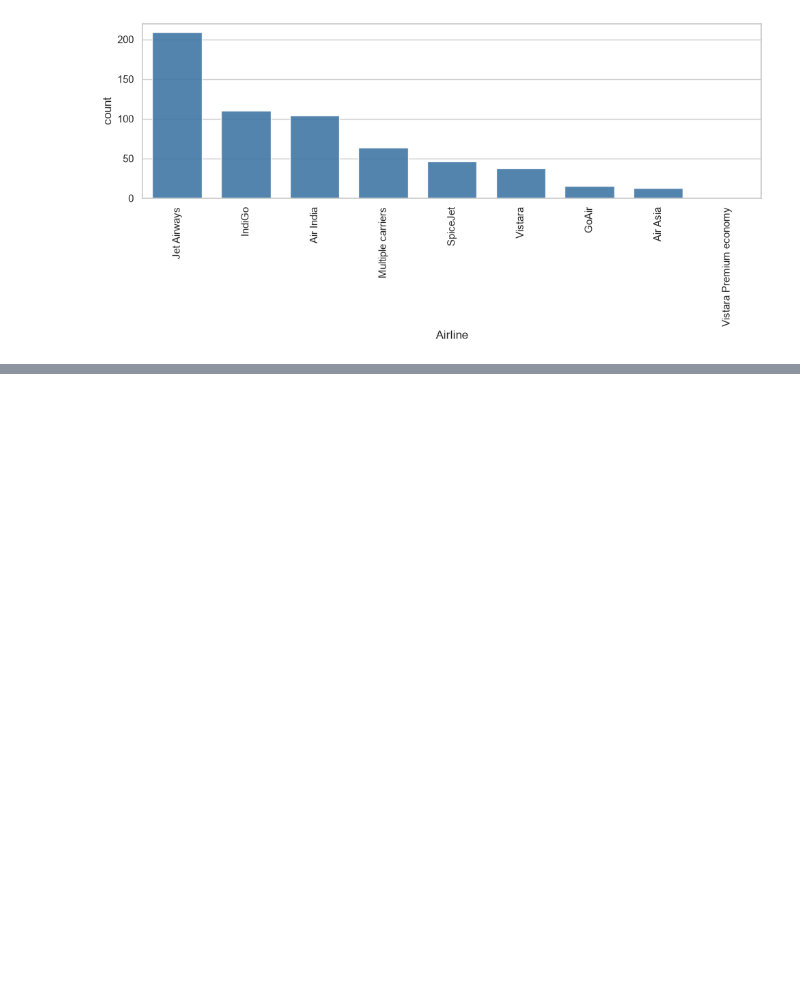
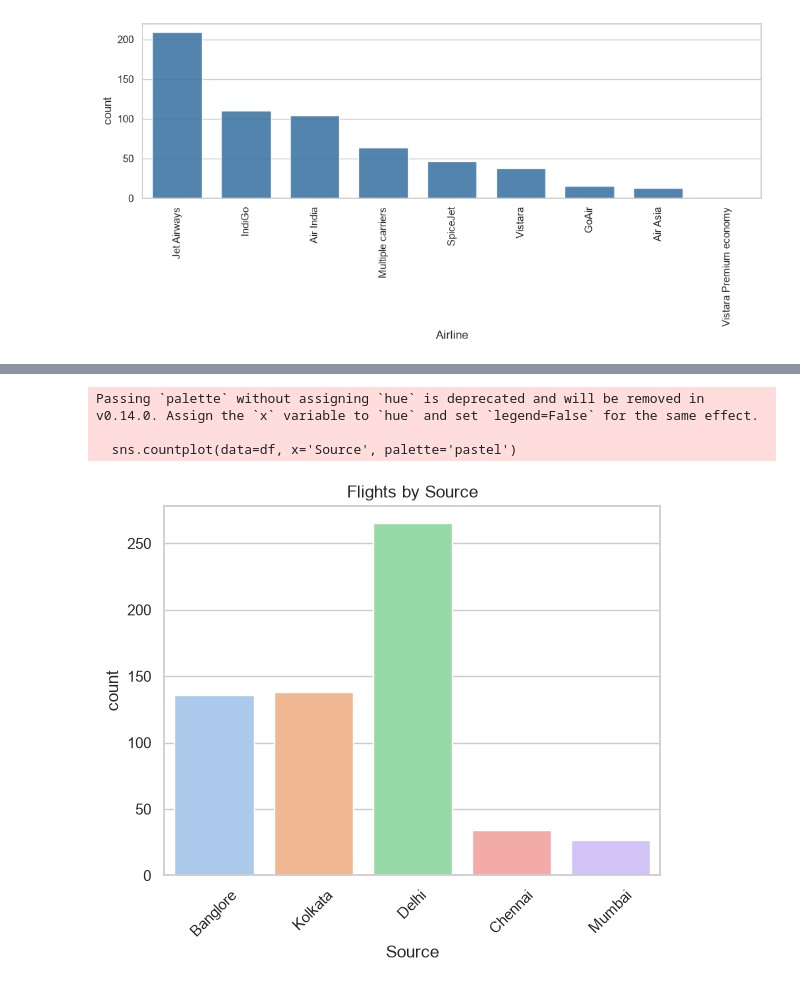
Before and after one commit to vaishnavidhanavade/03-Data-Manupulation-Pandas, a Jupyter notebook: 01.Pandas-Level-01.ipynb/4_Plotting-Enhancment.ipynb, the cells around one changed output, grey strips where cells are left out. Drawn from its saved outputs; the diff is of its cells as text; code cells hidden in the pictures; blank space fills up the shorter version.

```diff
--- a/01.Pandas-Level-01.ipynb/4_Plotting-Enhancment.ipynb
+++ b/01.Pandas-Level-01.ipynb/4_Plotting-Enhancment.ipynb
@@ -142,3 +142,12 @@ plt.tight_layout()
 plt.show()
 # %% [output]
 [figure]
+# %%
+sns.set_theme(style="whitegrid", palette="Set2")
+plt.figure(figsize=(10,5))
+sns.lineplot(x=df['Airline'],y=df['Price'],hue=df['source'])
+
+plt.xticks(rotation=90)
+plt.xlabel("Airline",fontsize=20)
+plt.tight_layout()
+plt.show()
@@ -144,0 +186,11 @@ plt.show()
+# %%
+sns.countplot(data=df, x='Source', palette='pastel')
+
+plt.title("Flights by Source")
+plt.xticks(rotation=45)
+plt.show()
+# %% [output]
+Passing `palette` without assigning `hue` is deprecated and will be removed in v0.14.0. Assign the `x` variable to `hue` and set `legend=False` for the same effect.
+
+  sns.countplot(data=df, x='Source', palette='pastel')
+[figure, added]
```
Also changed, not shown: parts of 5 cells of this notebook.
